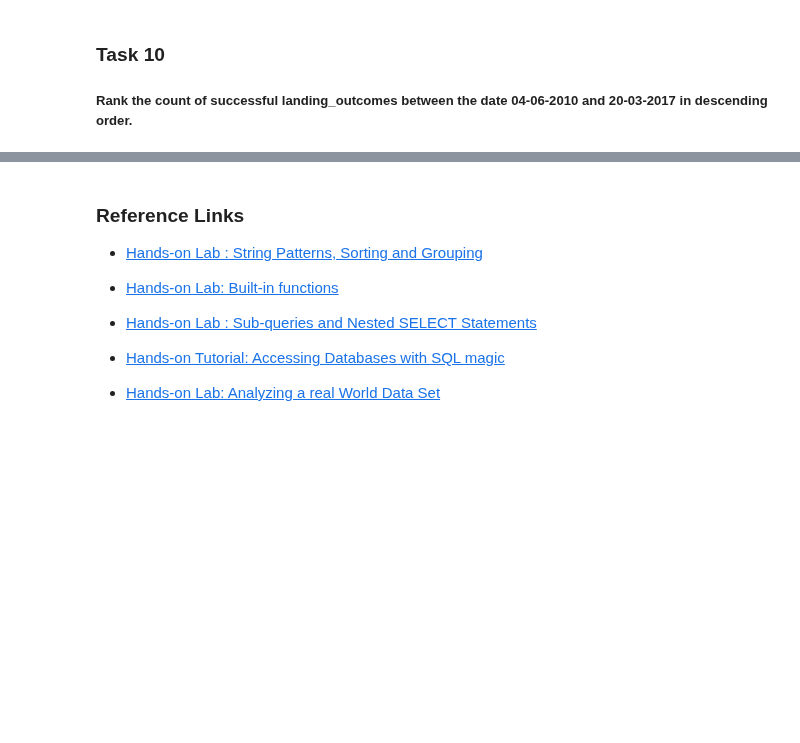
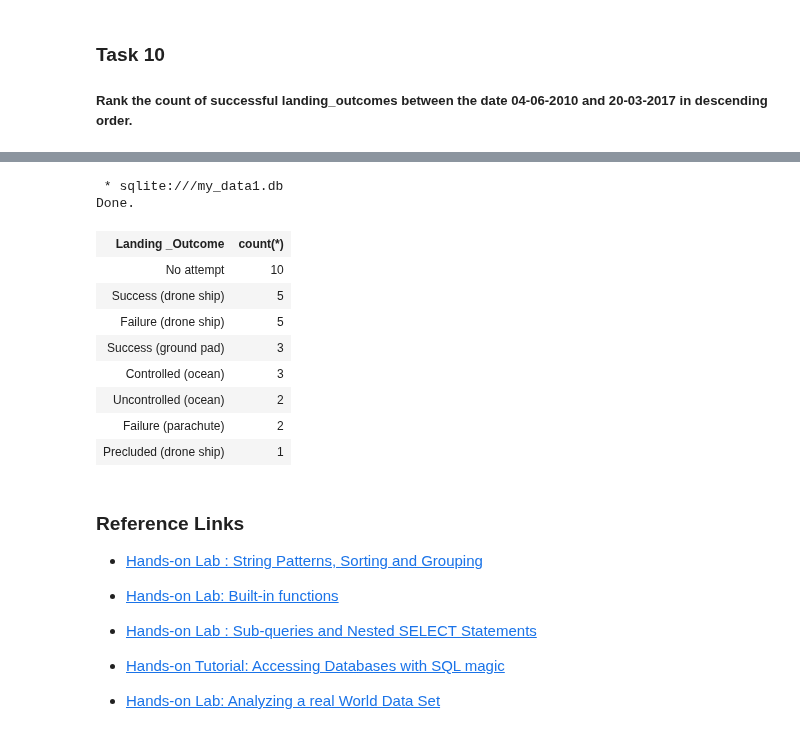
Before and after one commit to igrikg/PythonFinalDataScience, a Jupyter notebook: jupyter-labs-eda-sql-coursera_sqllite (2).ipynb, the cells around one changed output, grey strips where cells are left out. Drawn from its saved outputs; the diff is of its cells as text; code cells hidden in the pictures; blank space fills up the shorter version.

```diff
--- a/jupyter-labs-eda-sql-coursera_sqllite (2).ipynb
+++ b/jupyter-labs-eda-sql-coursera_sqllite (2).ipynb
@@ -290,3 +306,22 @@ Done.
+# %%
+%%sql
+select "Landing _Outcome", count(*) from spacextbl
+WHERE
+DATE(substr(Date,7,4)||'-'||substr(Date, 4, 2)||'-'||substr(Date, 1, 2))
+between Date('2010-06-04') and Date('2017-03-20')
+group by "Landing _Outcome" order by count("Landing _Outcome") desc;
+# %% [output]
+ * sqlite:///my_data1.db
+Done.
+| Landing _Outcome | count(*) |
+| No attempt | 10 |
+| Success (drone ship) | 5 |
+| Failure (drone ship) | 5 |
+| Success (ground pad) | 3 |
+| Controlled (ocean) | 3 |
+| Uncontrolled (ocean) | 2 |
+| Failure (parachute) | 2 |
+| Precluded (drone ship) | 1 |
 # %% [markdown]
 ### Reference Links
 
```
Also changed, not shown: parts of 5 cells of this notebook.
